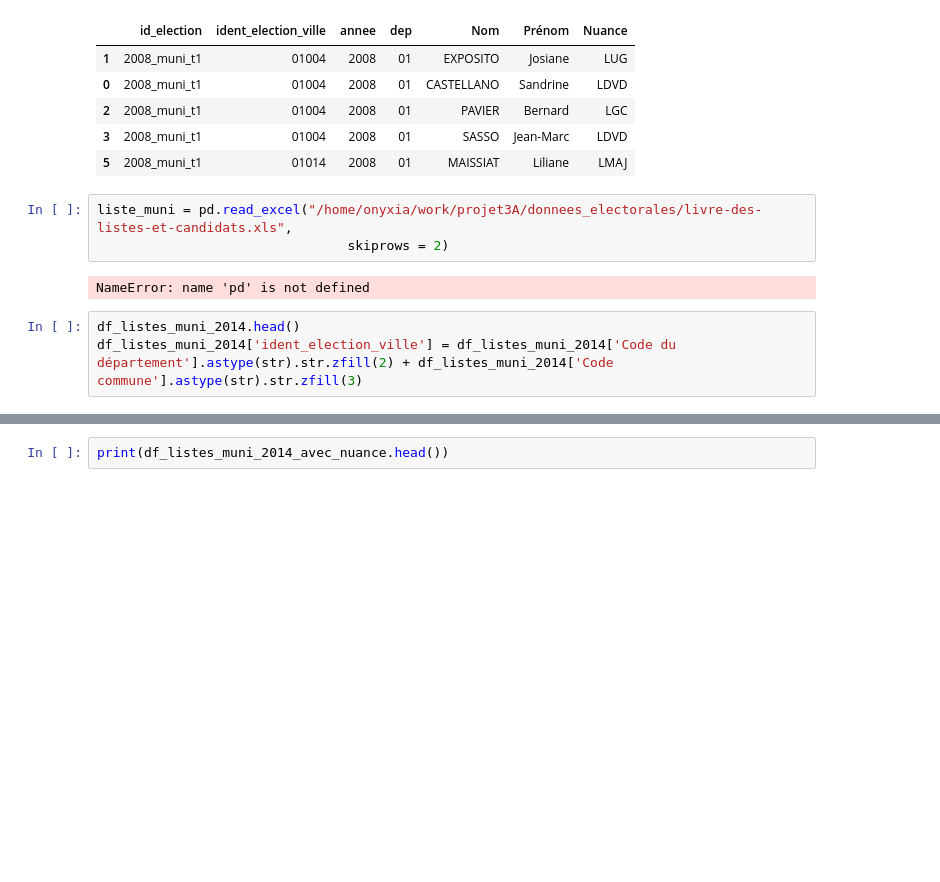
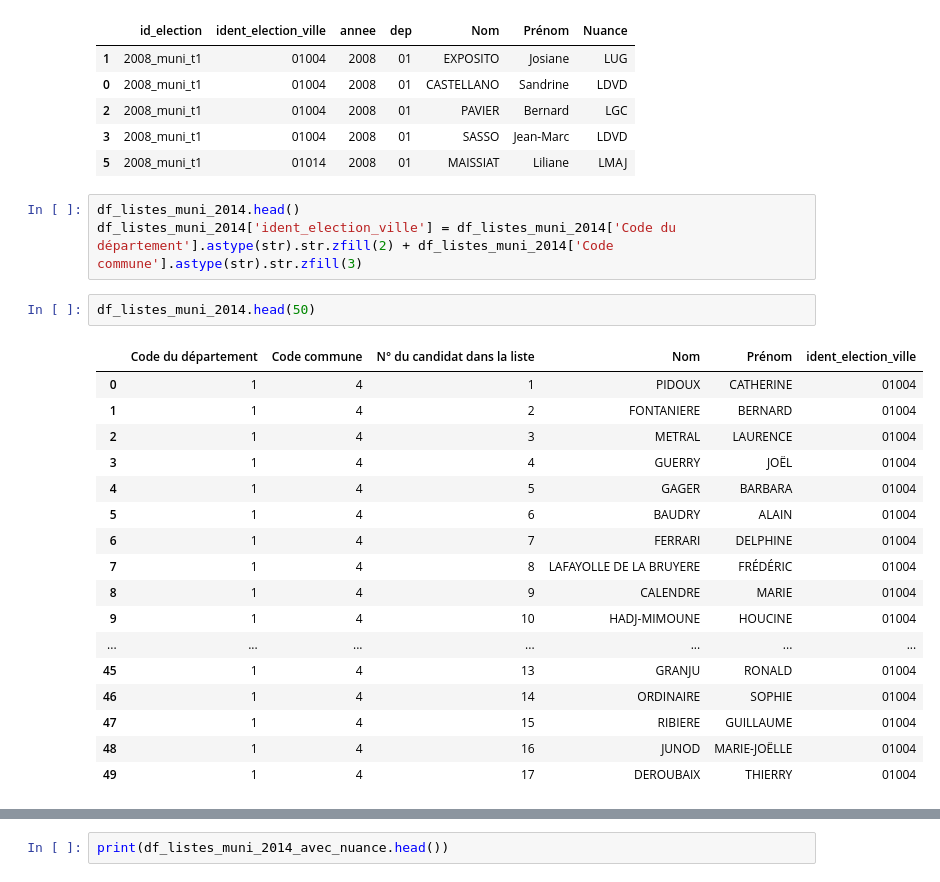
Before and after one commit to xdalp/projet3A, a Jupyter notebook: vote.ipynb, the cells around one changed output, grey strips where cells are left out. Drawn from its saved outputs; the diff is of its cells as text; blank space fills up the shorter version.

```diff
--- a/vote.ipynb
+++ b/vote.ipynb
@@ -315,11 +315,26 @@ liste_candidats_nuance_muni.head()
 | 2 | 2008_muni_t1 | 01004 | 2008 | 01 | PAVIER | Bernard | LGC |
 | 3 | 2008_muni_t1 | 01004 | 2008 | 01 | SASSO | Jean-Marc | LDVD |
 | 5 | 2008_muni_t1 | 01014 | 2008 | 01 | MAISSIAT | Liliane | LMAJ |
-# %%
-liste_muni = pd.read_excel("/home/onyxia/work/projet3A/donnees_electorales/livre-des-listes-et-candidats.xls",
-                                skiprows = 2)
-# %% [output]
-NameError: name 'pd' is not defined
 # %%
 df_listes_muni_2014.head()
 df_listes_muni_2014['ident_election_ville'] = df_listes_muni_2014['Code du département'].astype(str).str.zfill(2) + df_listes_muni_2014['Code commune'].astype(str).str.zfill(3)
+# %%
+df_listes_muni_2014.head(50)
+# %% [output]
+|  | Code du département | Code commune | N° du candidat dans la liste | Nom | Prénom | ident_election_ville |
+| 0 | 1 | 4 | 1 | PIDOUX | CATHERINE | 01004 |
+| 1 | 1 | 4 | 2 | FONTANIERE | BERNARD | 01004 |
+| 2 | 1 | 4 | 3 | METRAL | LAURENCE | 01004 |
+| 3 | 1 | 4 | 4 | GUERRY | JOËL | 01004 |
+| 4 | 1 | 4 | 5 | GAGER | BARBARA | 01004 |
+| 5 | 1 | 4 | 6 | BAUDRY | ALAIN | 01004 |
+| 6 | 1 | 4 | 7 | FERRARI | DELPHINE | 01004 |
+| 7 | 1 | 4 | 8 | LAFAYOLLE DE LA BRUYERE | FRÉDÉRIC | 01004 |
+| 8 | 1 | 4 | 9 | CALENDRE | MARIE | 01004 |
+| 9 | 1 | 4 | 10 | HADJ-MIMOUNE | HOUCINE | 01004 |
+| ... | ... | ... | ... | ... | ... | ... |
+| 45 | 1 | 4 | 13 | GRANJU | RONALD | 01004 |
+| 46 | 1 | 4 | 14 | ORDINAIRE | SOPHIE | 01004 |
+| 47 | 1 | 4 | 15 | RIBIERE | GUILLAUME | 01004 |
+| 48 | 1 | 4 | 16 | JUNOD | MARIE-JOËLLE | 01004 |
+| 49 | 1 | 4 | 17 | DEROUBAIX | THIERRY | 01004 |
```
Also changed, not shown: parts of 6 cells of this notebook.
